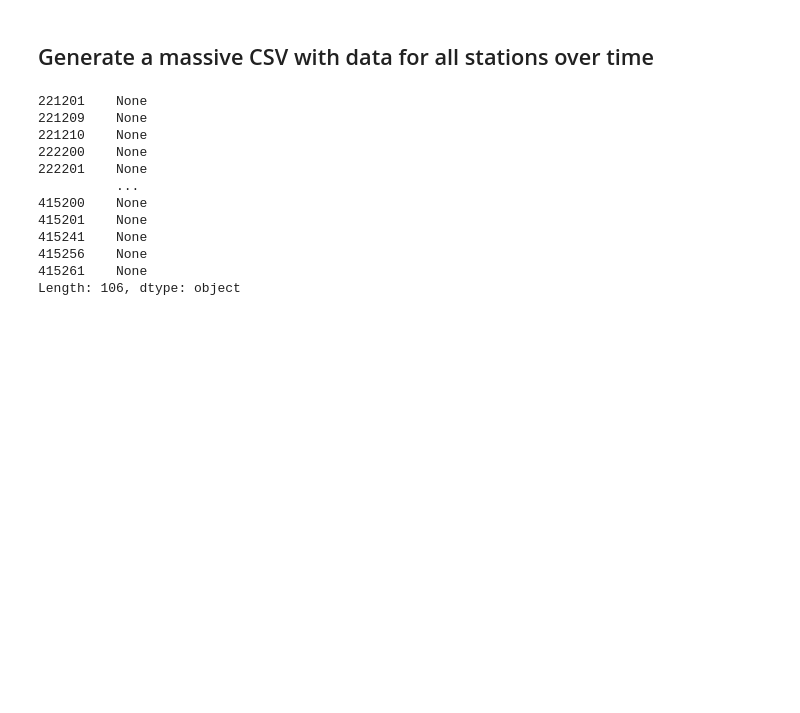
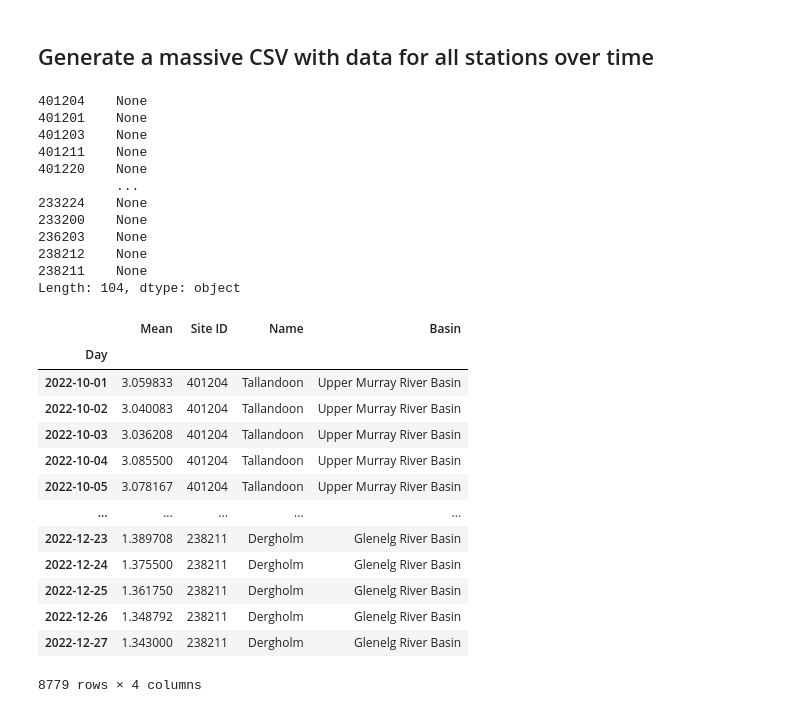
Before and after one commit to jgOhYeah/FIT3179, a Jupyter notebook: Week10_Homework/Dataprocessing.ipynb, the cells around one changed output. Drawn from its saved outputs; the diff is of its cells as text; code cells hidden in the pictures; blank space fills up the shorter version.

```diff
--- a/Week10_Homework/Dataprocessing.ipynb
+++ b/Week10_Homework/Dataprocessing.ipynb
@@ -543,23 +563,47 @@ def over_time(site_id, name, max_category, major, moderate, minor, offset):
     daily["Site ID"] = site_id
     daily["Name"] = name
 
+    basin_code = int(str(site_id)[:3])
+
+    try:
+        daily["Basin"] = basins["Basin"][basins["Prefix"] == basin_code].iloc[0]
+    except:
+        print(f"{basin_code=} is not found")
+
     frames.append(daily)
 
 details_levels.apply(lambda row: over_time(row.name, row["Station "], row["MaxCategory"], row["Major "], row["Moderate "], row["Minor "], row["Offset"]), axis=1)
 # %% [output]
-221201    None
-221209    None
-221210    None
-222200    None
-222201    None
+401204    None
+401201    None
+401203    None
+401211    None
+401220    None
           ...
-415200    None
-415201    None
-415241    None
-415256    None
-415261    None
-Length: 106, dtype: object
+233224    None
+233200    None
+236203    None
+238212    None
+238211    None
+Length: 104, dtype: object
 # %%
 concatenated = pd.concat(frames, axis=0)
 concatenated = concatenated[concatenated["Mean"] < 40]
 concatenated.to_csv("RiverHeights.csv")
+# %%
+concatenated
+# %% [output]
+|  | Mean | Site ID | Name | Basin |
+| Day |  |  |  |  |
+| 2022-10-01 | 3.059833 | 401204 | Tallandoon | Upper Murray River Basin |
+| 2022-10-02 | 3.040083 | 401204 | Tallandoon | Upper Murray River Basin |
+| 2022-10-03 | 3.036208 | 401204 | Tallandoon | Upper Murray River Basin |
+| 2022-10-04 | 3.085500 | 401204 | Tallandoon | Upper Murray River Basin |
+| 2022-10-05 | 3.078167 | 401204 | Tallandoon | Upper Murray River Basin |
+| ... | ... | ... | ... | ... |
+| 2022-12-23 | 1.389708 | 238211 | Dergholm | Glenelg River Basin |
+| 2022-12-24 | 1.375500 | 238211 | Dergholm | Glenelg River Basin |
+| 2022-12-25 | 1.361750 | 238211 | Dergholm | Glenelg River Basin |
+| 2022-12-26 | 1.348792 | 238211 | Dergholm | Glenelg River Basin |
+| 2022-12-27 | 1.343000 | 238211 | Dergholm | Glenelg River Basin |
+8779 rows × 4 columns
```
Also changed, not shown: parts of 7 cells of this notebook, 6 other files.
